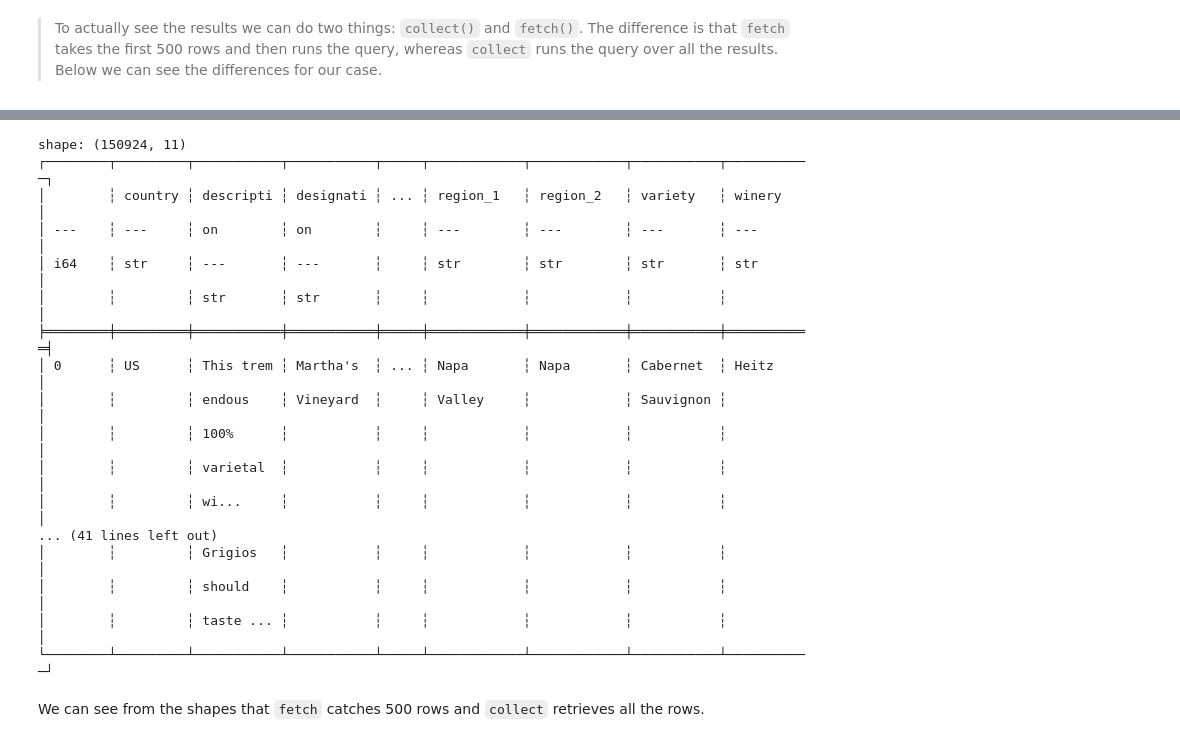
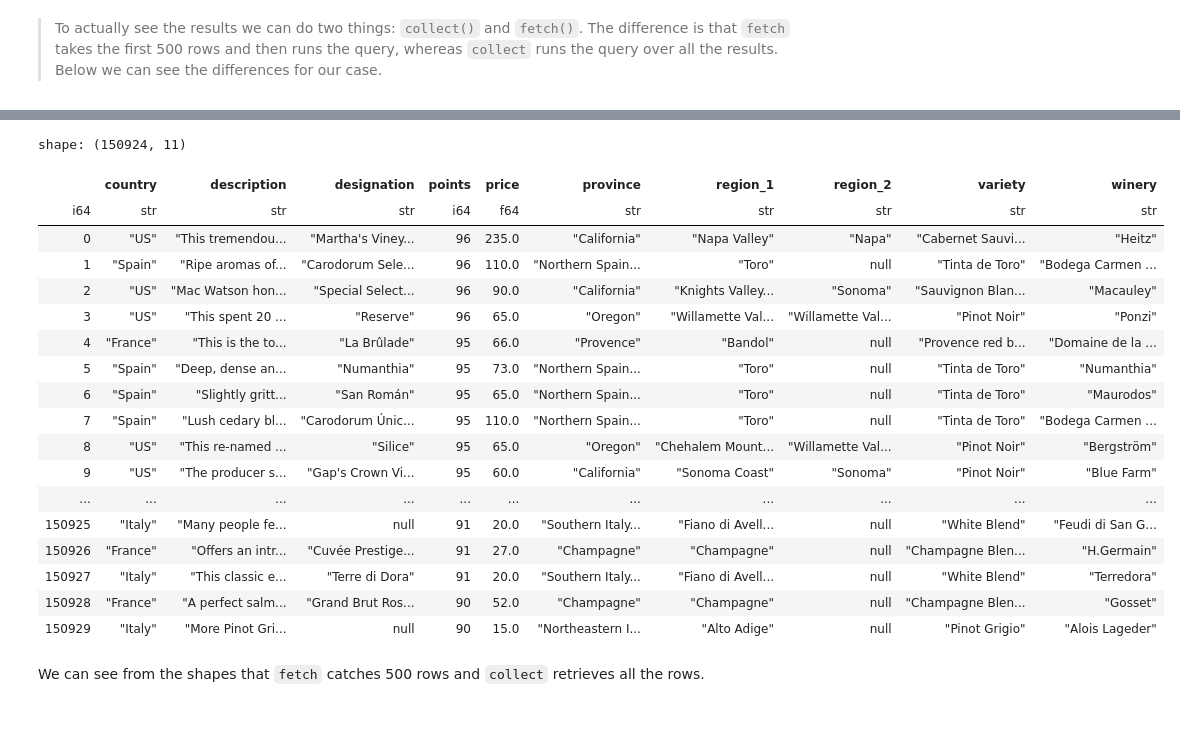
Before and after one commit to r-brink/polars-tutorial, a Jupyter notebook: polars-tutorial-2022.ipynb, the cells around one changed output, grey strips where cells are left out. Drawn from its saved outputs; the diff is of its cells as text; code cells hidden in the pictures.

```diff
--- a/polars-tutorial-2022.ipynb
+++ b/polars-tutorial-2022.ipynb
@@ -491,26 +467,28 @@ shape: (500, 11)
 # %%
-print(lazy_df.filter(
+lazy_df.filter(
     (pl.col('country').is_not_null()) &
     (pl.col('country') != 'US-France')
-).collect())
+).collect()
 # %% [output]
 shape: (150924, 11)
-┌────────┬─────────┬───────────┬───────────┬─────┬────────────┬────────────┬───────────┬───────────┐
-│        ┆ country ┆ descripti ┆ designati ┆ ... ┆ region_1   ┆ region_2   ┆ variety   ┆ winery    │
-│ ---    ┆ ---     ┆ on        ┆ on        ┆     ┆ ---        ┆ ---        ┆ ---       ┆ ---       │
-│ i64    ┆ str     ┆ ---       ┆ ---       ┆     ┆ str        ┆ str        ┆ str       ┆ str       │
-│        ┆         ┆ str       ┆ str       ┆     ┆            ┆            ┆           ┆           │
-╞════════╪═════════╪═══════════╪═══════════╪═════╪════════════╪════════════╪═══════════╪═══════════╡
-│ 0      ┆ US      ┆ This trem ┆ Martha's  ┆ ... ┆ Napa       ┆ Napa       ┆ Cabernet  ┆ Heitz     │
-│        ┆         ┆ endous    ┆ Vineyard  ┆     ┆ Valley     ┆            ┆ Sauvignon ┆           │
-│        ┆         ┆ 100%      ┆           ┆     ┆            ┆            ┆           ┆           │
-│        ┆         ┆ varietal  ┆           ┆     ┆            ┆            ┆           ┆           │
-│        ┆         ┆ wi...     ┆           ┆     ┆            ┆            ┆           ┆           │
-... (41 lines left out)
-│        ┆         ┆ Grigios   ┆           ┆     ┆            ┆            ┆           ┆           │
-│        ┆         ┆ should    ┆           ┆     ┆            ┆            ┆           ┆           │
-│        ┆         ┆ taste ... ┆           ┆     ┆            ┆            ┆           ┆           │
-└────────┴─────────┴───────────┴───────────┴─────┴────────────┴────────────┴───────────┴───────────┘
+|  | country | description | designation | points | price | province | region_1 | region_2 | variety | winery |
+| i64 | str | str | str | i64 | f64 | str | str | str | str | str |
+| 0 | "US" | "This tremendou... | "Martha's Viney... | 96 | 235.0 | "California" | "Napa Valley" | "Napa" | "Cabernet Sauvi... | "Heitz" |
+| 1 | "Spain" | "Ripe aromas of... | "Carodorum Sele... | 96 | 110.0 | "Northern Spain... | "Toro" | null | "Tinta de Toro" | "Bodega Carmen ... |
+| 2 | "US" | "Mac Watson hon... | "Special Select... | 96 | 90.0 | "California" | "Knights Valley... | "Sonoma" | "Sauvignon Blan... | "Macauley" |
+| 3 | "US" | "This spent 20 ... | "Reserve" | 96 | 65.0 | "Oregon" | "Willamette Val... | "Willamette Val... | "Pinot Noir" | "Ponzi" |
+| 4 | "France" | "This is the to... | "La Brûlade" | 95 | 66.0 | "Provence" | "Bandol" | null | "Provence red b... | "Domaine de la ... |
+| 5 | "Spain" | "Deep, dense an... | "Numanthia" | 95 | 73.0 | "Northern Spain... | "Toro" | null | "Tinta de Toro" | "Numanthia" |
+| 6 | "Spain" | "Slightly gritt... | "San Román" | 95 | 65.0 | "Northern Spain... | "Toro" | null | "Tinta de Toro" | "Maurodos" |
+| 7 | "Spain" | "Lush cedary bl... | "Carodorum Únic... | 95 | 110.0 | "Northern Spain... | "Toro" | null | "Tinta de Toro" | "Bodega Carmen ... |
+| 8 | "US" | "This re-named ... | "Silice" | 95 | 65.0 | "Oregon" | "Chehalem Mount... | "Willamette Val... | "Pinot Noir" | "Bergström" |
+| 9 | "US" | "The producer s... | "Gap's Crown Vi... | 95 | 60.0 | "California" | "Sonoma Coast" | "Sonoma" | "Pinot Noir" | "Blue Farm" |
+| ... | ... | ... | ... | ... | ... | ... | ... | ... | ... | ... |
+| 150925 | "Italy" | "Many people fe... | null | 91 | 20.0 | "Southern Italy... | "Fiano di Avell... | null | "White Blend" | "Feudi di San G... |
+| 150926 | "France" | "Offers an intr... | "Cuvée Prestige... | 91 | 27.0 | "Champagne" | "Champagne" | null | "Champagne Blen... | "H.Germain" |
+| 150927 | "Italy" | "This classic e... | "Terre di Dora" | 91 | 20.0 | "Southern Italy... | "Fiano di Avell... | null | "White Blend" | "Terredora" |
+| 150928 | "France" | "A perfect salm... | "Grand Brut Ros... | 90 | 52.0 | "Champagne" | "Champagne" | null | "Champagne Blen... | "Gosset" |
+| 150929 | "Italy" | "More Pinot Gri... | null | 90 | 15.0 | "Northeastern I... | "Alto Adige" | null | "Pinot Grigio" | "Alois Lageder" |
 # %% [markdown]
 We can see from the shapes that `fetch` catches 500 rows and `collect` retrieves all the rows.
 # %%
```
Also changed, not shown: parts of 12 cells of this notebook.
